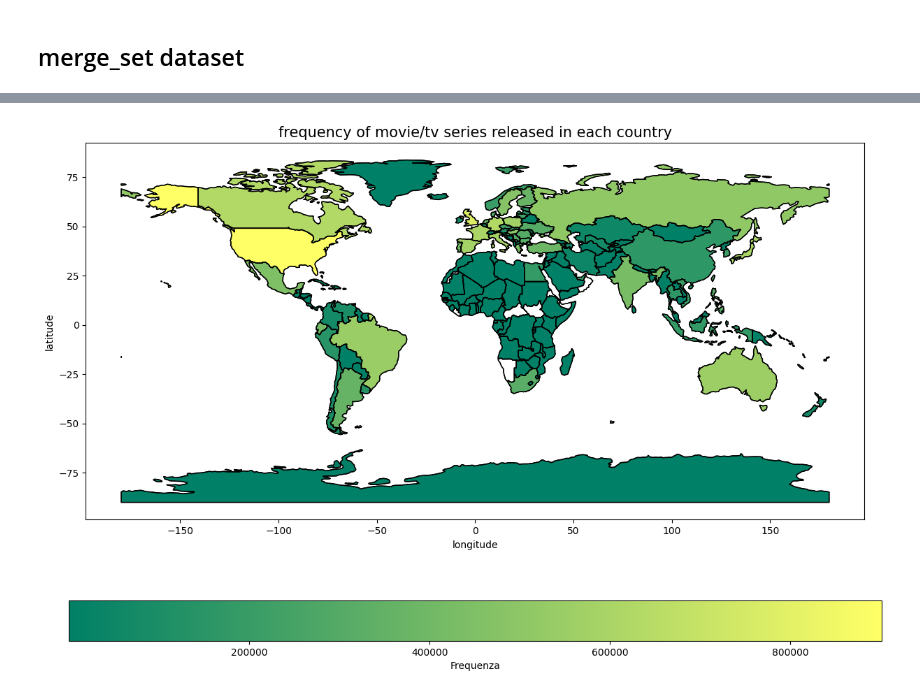
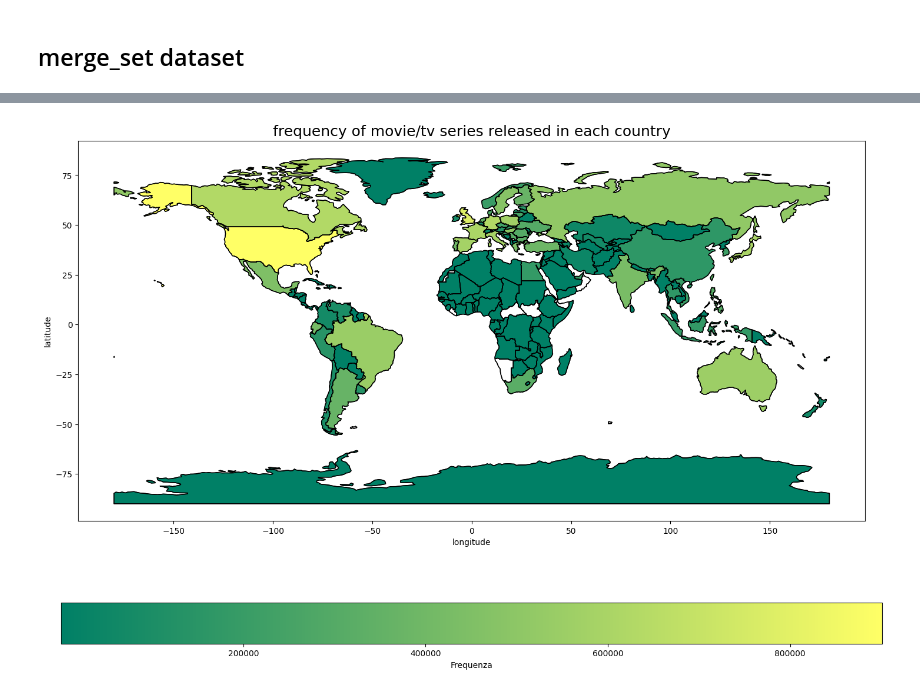
Before and after one commit to depa-tto/Python-project-exam, a Jupyter notebook: Py_project_DePatto.ipynb, the cells around one changed output, grey strips where cells are left out. Saved outputs shown, nothing was run; the diff lists cells and outputs as text; code cells hidden in the pictures.

```diff
--- a/Py_project_DePatto.ipynb
+++ b/Py_project_DePatto.ipynb
@@ -299,17 +361,17 @@ array(['FJ', 'TZ', 'EH', 'CA', 'US', 'KZ', 'UZ', 'PG', 'ID', 'AR', 'CL',
 # %%
 merged = world_data.set_index('ISO_A2_EH').join(df.set_index('country'), how='left')
 
-fig, ax = plt.subplots(1, 1, figsize=(15, 10))
+fig, ax = plt.subplots(1, 1, figsize=(18, 12))
 
 merged.boundary.plot(ax=ax, linewidth=1, color='black')
 merged.plot(column='frequency', ax=ax, legend=True,
             legend_kwds={'label': "Frequenza",
                          'orientation': "horizontal"},
             cmap='summer', edgecolor='black', missing_kwds={"color": "white"})
 
-plt.title('frequency of movie/tv series released in each country', fontsize=15)
+plt.title('frequency of movie/tv series released in each country', fontsize=18)
 plt.xlabel('longitude')
 plt.ylabel('latitude')
 plt.show()
 # %% [output]
-[figure, old version]
+[figure, new version]
```
Also changed, not shown: parts of 16 cells of this notebook.
